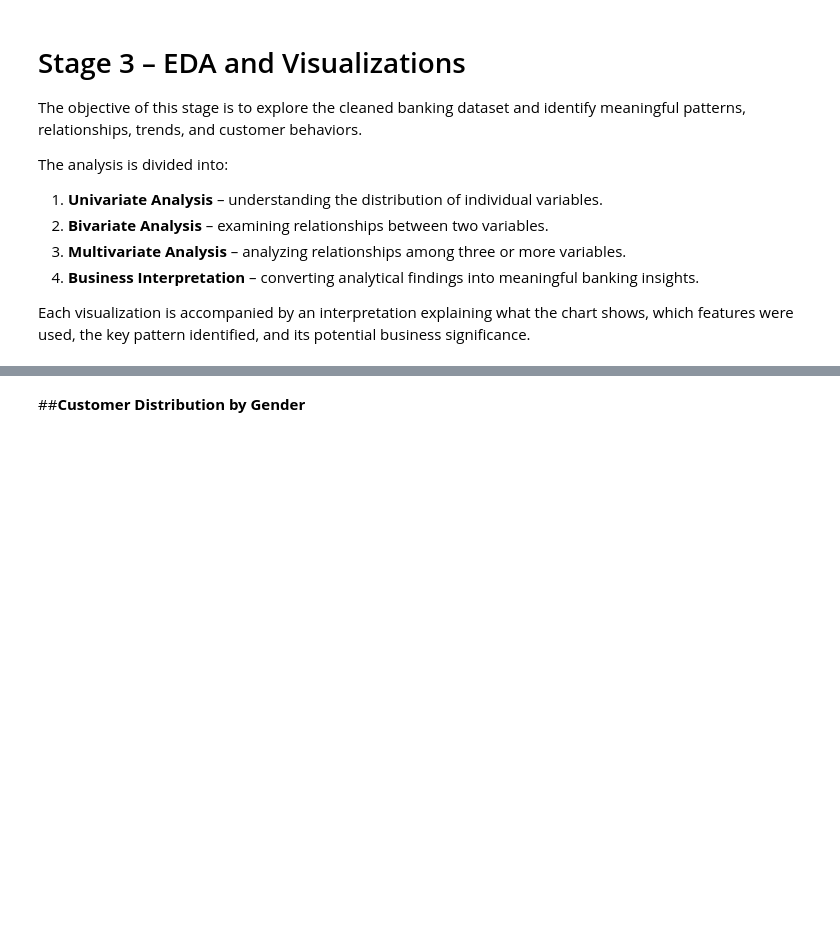
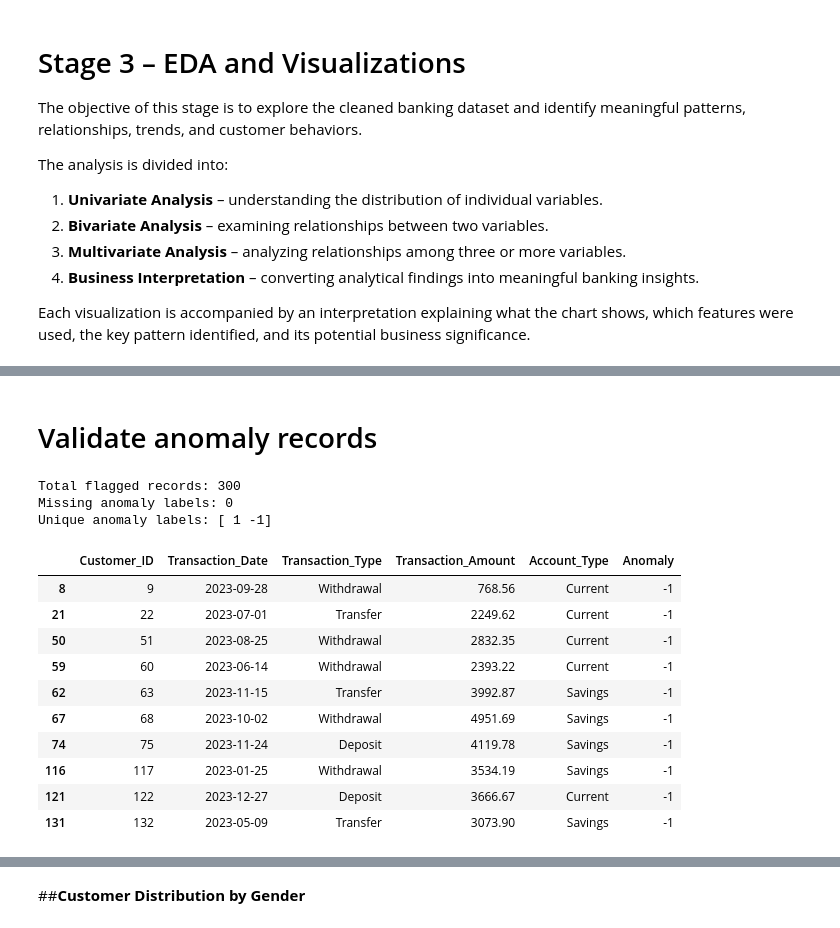
Before and after one commit to madhubalaselvaraj25-cell/Customer-Banking-Financial-Analytics-Using-Python-and-Power-BI, a Jupyter notebook: Customer_Banking_and_Financial_Analytics.ipynb, the cells around one changed output, grey strips where cells are left out. Saved outputs shown, nothing was run; the diff lists cells and outputs as text; code cells hidden in the pictures; blank space fills up the shorter version.

```diff
--- a/Customer_Banking_and_Financial_Analytics.ipynb
+++ b/Customer_Banking_and_Financial_Analytics.ipynb
@@ -823,0 +865,38 @@ Each visualization is accompanied by an interpretation explaining what the chart
+# %% [markdown]
+
+# Validate anomaly records
+# %%
+
+anomaly_records = df_clean[df_clean["Anomaly"] == -1]
+
+print("Total flagged records:", len(anomaly_records))
+print("Missing anomaly labels:", df_clean["Anomaly"].isna().sum())
+print("Unique anomaly labels:", df_clean["Anomaly"].unique())
+
+display(
+    anomaly_records[
+        [
+            "Customer_ID",
+            "Transaction_Date",
+            "Transaction_Type",
+            "Transaction_Amount",
+            "Account_Type",
+            "Anomaly"
+        ]
+    ].head(10)
+)
+# %% [output]
+Total flagged records: 300
+Missing anomaly labels: 0
+Unique anomaly labels: [ 1 -1]
+|  | Customer_ID | Transaction_Date | Transaction_Type | Transaction_Amount | Account_Type | Anomaly |
+| 8 | 9 | 2023-09-28 | Withdrawal | 768.56 | Current | -1 |
+| 21 | 22 | 2023-07-01 | Transfer | 2249.62 | Current | -1 |
+| 50 | 51 | 2023-08-25 | Withdrawal | 2832.35 | Current | -1 |
+| 59 | 60 | 2023-06-14 | Withdrawal | 2393.22 | Current | -1 |
+| 62 | 63 | 2023-11-15 | Transfer | 3992.87 | Savings | -1 |
+| 67 | 68 | 2023-10-02 | Withdrawal | 4951.69 | Savings | -1 |
+| 74 | 75 | 2023-11-24 | Deposit | 4119.78 | Savings | -1 |
+| 116 | 117 | 2023-01-25 | Withdrawal | 3534.19 | Savings | -1 |
+| 121 | 122 | 2023-12-27 | Deposit | 3666.67 | Current | -1 |
+| 131 | 132 | 2023-05-09 | Transfer | 3073.90 | Savings | -1 |
```
Also changed, not shown: parts of 6 cells of this notebook.
